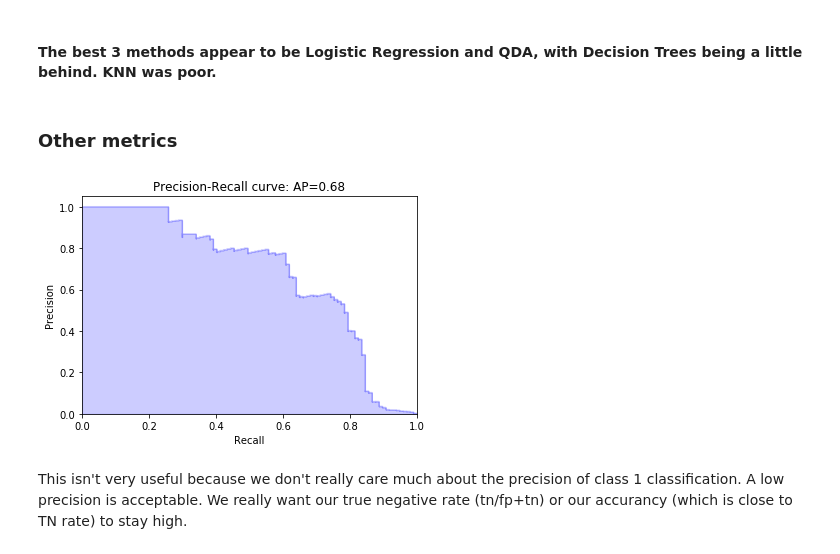
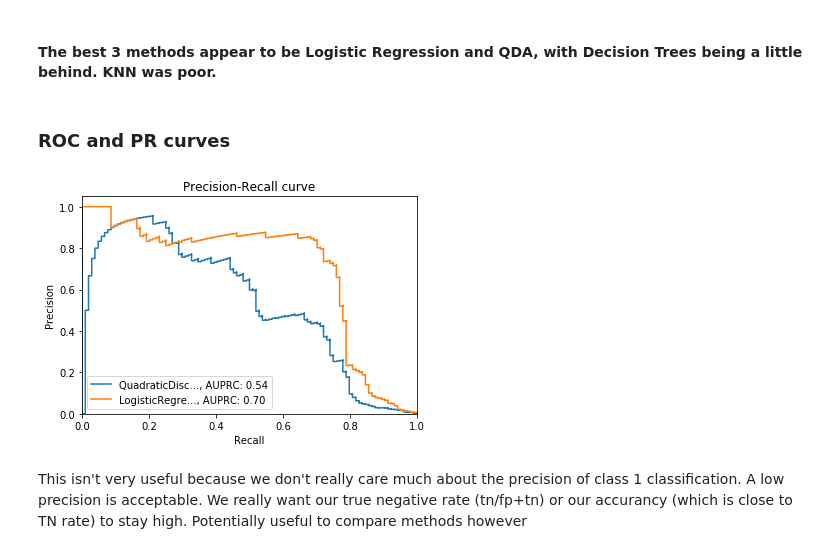
Before and after one commit to tcunnington/582_fraud, a Jupyter notebook: Testing Classifiers.ipynb, the cells around one changed output. Cells and saved outputs as stored; diff of their text form; code cells hidden in the pictures.

```diff
--- a/Testing Classifiers.ipynb
+++ b/Testing Classifiers.ipynb
@@ -69,7 +72,8 @@ print len(test[test['Class']==1])*1.0/len(test)
 # %%
 # Split into features / class labels
-train_x, train_y = [df.as_matrix() for df in split_by_class(train)]
-test_x, test_y = [df.as_matrix() for df in split_by_class(test)]
+train_x, train_y = [df.as_matrix() for df in split_class(train)]
+test_x, test_y = [df.as_matrix() for df in split_class(test)]
+X, y = [df.as_matrix() for df in split_class(data)]
 # %% [markdown]
 ### Implement classification methods
 
@@ -248,11 +260,17 @@ Confusion mat:
 Not much different than the non-regularized version... so still good
 # %% [markdown]
 #### The best 3 methods appear to be Logistic Regression and QDA, with Decision Trees being a little behind. KNN was poor.
-# %% [markdown]
-### Other metrics
-# %%
-plot_pr(qda, test_x, test_y)
-# %% [output]
-[figure, removed]
+# %% [markdown]
+### ROC and PR curves
+# %%
+plt.figure()
+ax = plt.subplot(111)
+
+plot_pr(qda, test_x, test_y, ax=ax)
+# plot_pr(tree, test_x, test_y, ax=ax)
+plot_pr(logit, test_x, test_y, ax=ax)
+plt.show()
+# %% [output]
+[figure, added]
 # %% [markdown]
-This isn't very useful because we don't really care much about the precision of class 1 classification. A low precision is acceptable. We really want our true negative rate (tn/fp+tn) or our accurancy (which is close to TN rate) to stay high.
+This isn't very useful because we don't really care much about the precision of class 1 classification. A low precision is acceptable. We really want our true negative rate (tn/fp+tn) or our accurancy (which is close to TN rate) to stay high. Potentially useful to compare methods however
```
Also changed, not shown: parts of 11 cells of this notebook, 3 other files.
